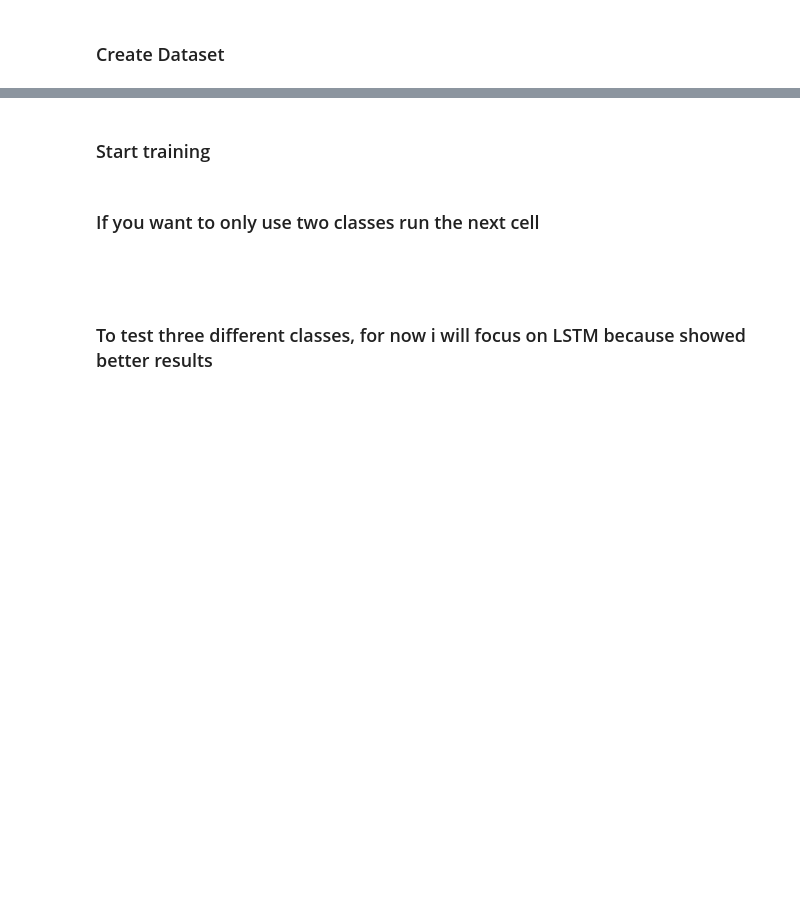
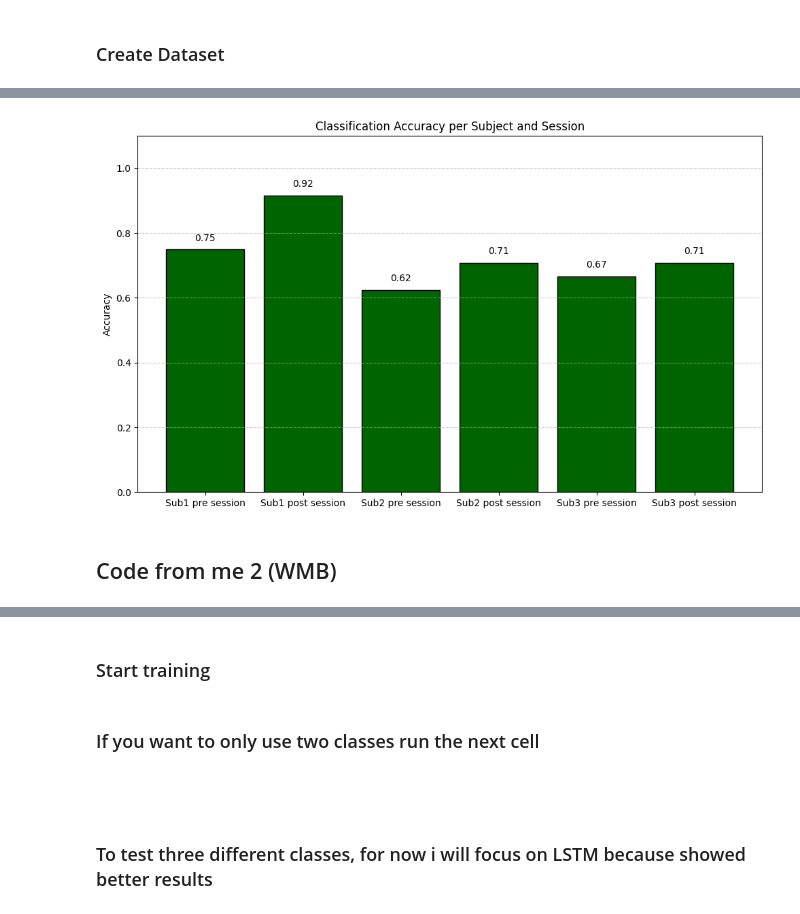
Before and after one commit to roalmeid/br41nhack, a Jupyter notebook: Dataset_save (1).ipynb, the cells around one changed output, grey strips where cells are left out. Saved outputs shown, nothing was run; the diff lists cells and outputs as text; code cells hidden in the pictures; blank space fills up the shorter version.

```diff
--- a/Dataset_save (1).ipynb
+++ b/Dataset_save (1).ipynb
@@ -27,9 +27,10 @@ session = ['pre','post']
 for sub in n_sub:
     for cond in condition:
         for ses in session:
-            filepath =f"/Users/saracruz/Downloads/stroke-rehab/P{sub}_{ses}_{cond}.mat"
-            savepath =f"/Users/saracruz/Downloads/stroke-rehab/Dataset/P{sub}_{ses}_{cond}.pkl"
+            filepath =f"stroke-rehab/P{sub}_{ses}_{cond}.mat"
+            savepath =f"stroke-rehab/Dataset/P{sub}_{ses}_{cond}.pkl"
 
+            condition_name = cond
             # Load .mat
             data = scipy.io.loadmat(filepath)
             y = data['y']
@@ -199,0 +404,23 @@ Butterworth bandpass zero-phase (two-pass forward and reverse) non-causal filter
+# %%
+labels = [f"Sub{sub} {ses} session" for sub in n_sub for ses in session]
+
+# Plot
+plt.figure(figsize=(10, 6))
+bars = plt.bar(labels, pre, color='darkgreen', edgecolor='black')
+plt.ylim(0, 1.1)
+plt.ylabel('Accuracy')
+plt.title('Classification Accuracy per Subject and Session')
+plt.grid(axis='y', linestyle='--', alpha=0.7)
+
+# Add accuracy values on top of each bar
+for bar in bars:
+    height = bar.get_height()
+    plt.text(bar.get_x() + bar.get_width()/2, height + 0.02, f"{height:.2f}",
+             ha='center', va='bottom', fontsize=10)
+
+plt.tight_layout()
+plt.show()
+# %% [output]
+[figure, added]
+# %% [markdown]
+## Code from me 2 (WMB)
```
Also changed, not shown: parts of 11 cells of this notebook.
